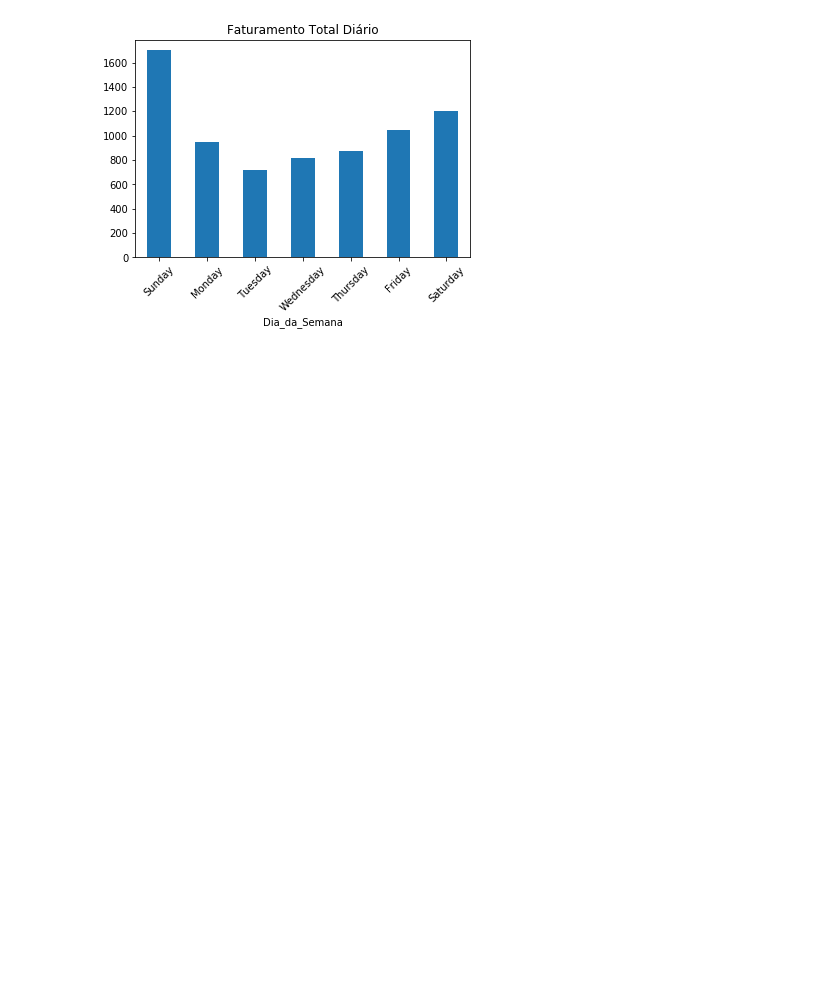
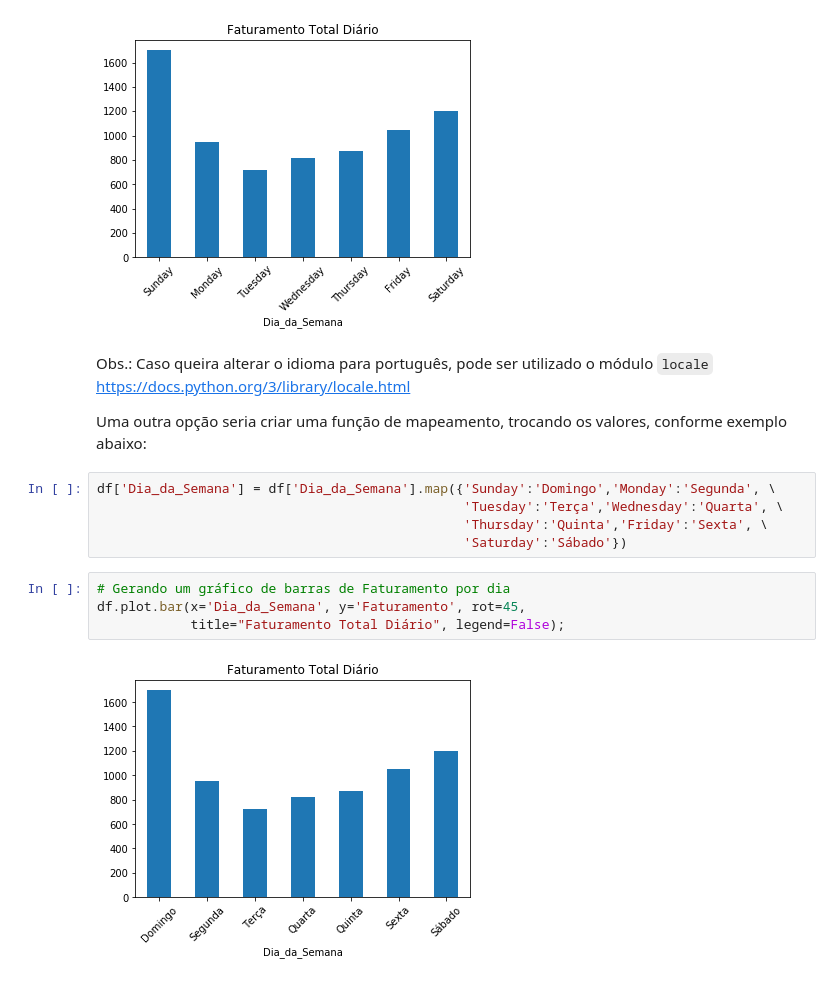
Before and after one commit to janderfg/Articles, a Jupyter notebook: Converting_Date_to_Weekdays.ipynb, the cells around one changed output. Drawn from its saved outputs; the diff is of its cells as text; blank space fills up the shorter version.

```diff
--- a/Converting_Date_to_Weekdays.ipynb
+++ b/Converting_Date_to_Weekdays.ipynb
@@ -63,3 +58,19 @@ df.plot.bar(x='Dia_da_Semana', y='Faturamento', rot=45,
             title="Faturamento Total Diário", legend=False);
 # %% [output]
 [figure]
+# %% [markdown]
+Obs.: Caso queira alterar o idioma para português, pode ser utilizado o módulo `locale`<br>
+https://docs.python.org/3/library/locale.html<br>
+
+Uma outra opção seria criar uma função de mapeamento, trocando os valores, conforme exemplo abaixo:
+# %%
+df['Dia_da_Semana'] = df['Dia_da_Semana'].map({'Sunday':'Domingo','Monday':'Segunda', \
+                                               'Tuesday':'Terça','Wednesday':'Quarta', \
+                                               'Thursday':'Quinta','Friday':'Sexta', \
+                                               'Saturday':'Sábado'})
+# %%
+# Gerando um gráfico de barras de Faturamento por dia
+df.plot.bar(x='Dia_da_Semana', y='Faturamento', rot=45,
+            title="Faturamento Total Diário", legend=False);
+# %% [output]
+[figure, added]
```
Also changed, not shown: parts of 1 cell of this notebook.
